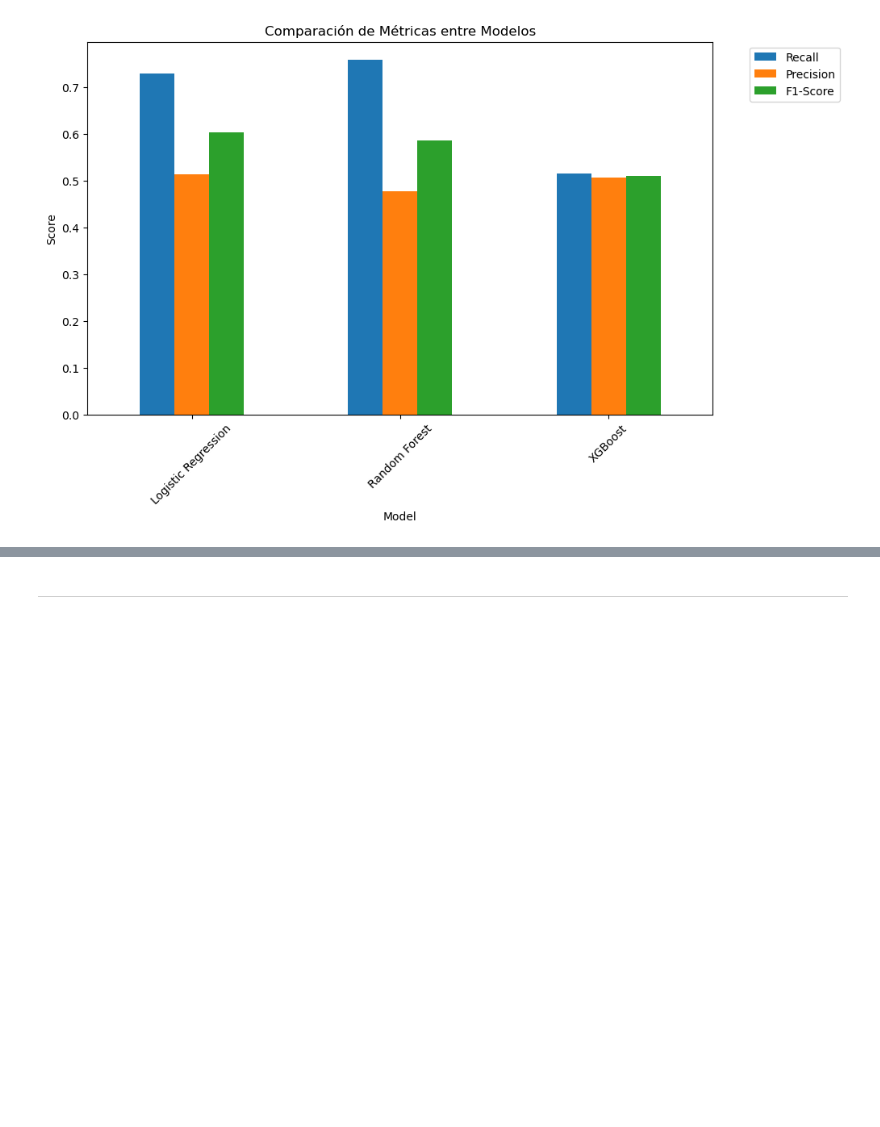
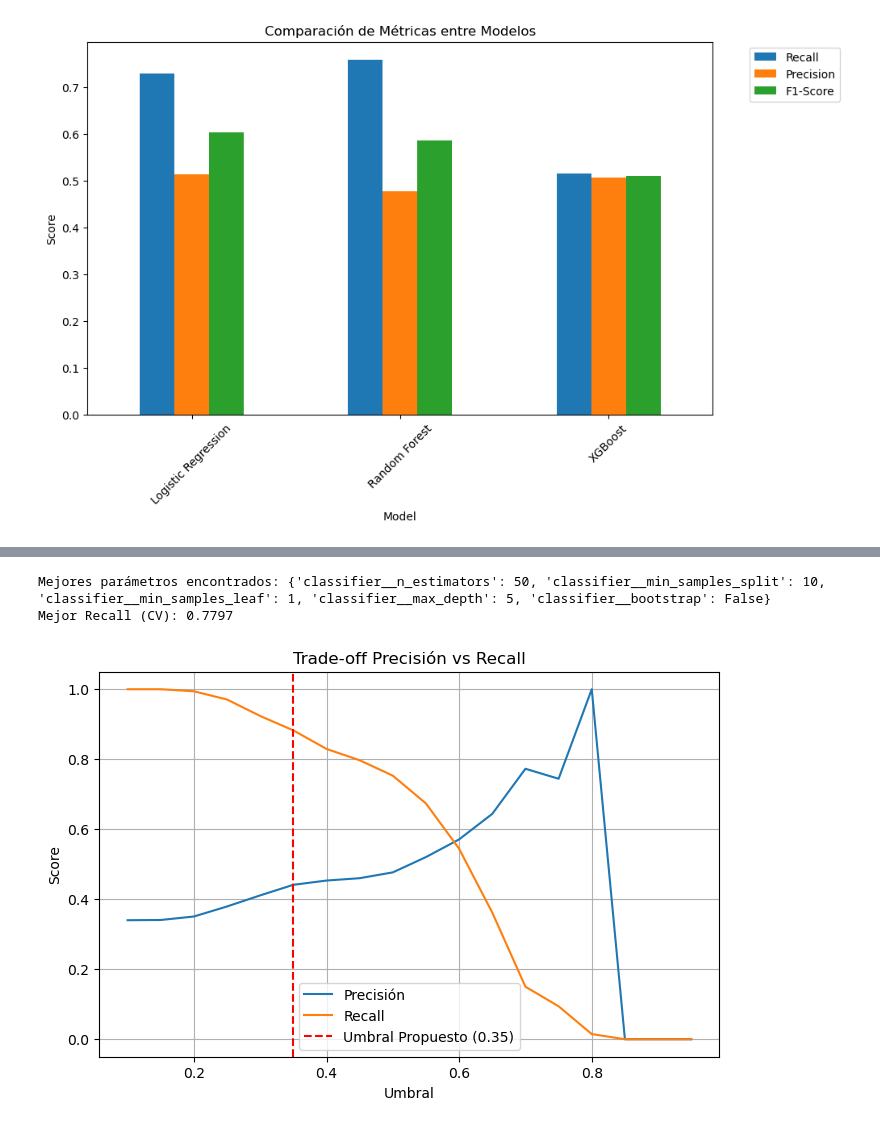
Before and after one commit to Dovi1980/andeslink-churn, a Jupyter notebook: notebooks/02_train_test_mlflow.ipynb, the cells around one changed output, grey strips where cells are left out. Drawn from its saved outputs; the diff is of its cells as text; code cells hidden in the pictures; blank space fills up the shorter version.

```diff
--- a/notebooks/02_train_test_mlflow.ipynb
+++ b/notebooks/02_train_test_mlflow.ipynb
@@ -45,6 +46,10 @@ df = pd.read_csv('data/raw/churn_sintetico.csv')
 # Eliminar total_charges por multicolinealidad (según hallazgos del Hito 1)
 df = df.drop(columns=['total_charges'])
 
+# Convertir columnas numéricas a float64 para evitar issues con missing values en MLflow
+numeric_cols = df.select_dtypes(include=['int64']).columns
+df[numeric_cols] = df[numeric_cols].astype('float64')
+
 X = df.drop(columns=[target_col])
 y = df[target_col]
 
@@ -72,12 +77,8 @@ Los algoritmos de Machine Learning requieren datos numéricos estandarizados. Pa
 numeric_features = X.select_dtypes(include=['int64', 'float64']).columns.tolist()
 categorical_features = X.select_dtypes(include=['object']).columns.tolist()
 
-preprocessor = ColumnTransformer(
-    transformers=[
-        ('num', StandardScaler(), numeric_features),
-        ('cat', OneHotEncoder(handle_unknown='ignore'), categorical_features)
-    ]
-)
+# Uso del preprocesador oficial del proyecto
+preprocessor = get_preprocessor(numeric_features, categorical_features)
 # %% [markdown]
 ### 3, 4 y 5 - Entrenamiento de Modelos, Evaluación y Optimización Orientados a Negocio
 
@@ -417,5 +202,61 @@ weighted avg       0.70      0.64      0.64      1000
-# %% [markdown]
----
+# %%
+# Configuración de la búsqueda
+param_dist = {
+    'classifier__n_estimators': [50, 100, 200, 300],
+    'classifier__max_depth': [None, 5, 10, 15, 20],
+    'classifier__min_samples_split': [2, 5, 10],
+    'classifier__min_samples_leaf': [1, 2, 4],
+    'classifier__bootstrap': [True, False]
+}
+
+rf_pipeline = Pipeline(steps=[
+    ('preprocessor', preprocessor),
+    ('classifier', RandomForestClassifier(class_weight='balanced', random_state=42))
+])
+
+random_search = RandomizedSearchCV(
+    rf_pipeline,
+    param_distributions=param_dist,
+    n_iter=10,
+    cv=5,
+    scoring='recall',
+    n_jobs=-1,
+    random_state=42
+)
+
+random_search.fit(X_train, y_train)
+
+print(f"Mejores parámetros encontrados: {random_search.best_params_}")
+print(f"Mejor Recall (CV): {random_search.best_score_:.4f}")
+
+best_rf = random_search.best_estimator_
+y_proba_best = best_rf.predict_proba(X_test)[:, 1]
+
+
+# Análisis de umbrales
+thresholds = np.arange(0.1, 1.0, 0.05)
+precisions = []
+recalls = []
+
+for threshold in thresholds:
+    y_pred_threshold = (y_proba_best >= threshold).astype(int)
+    precisions.append(precision_score(y_test, y_pred_threshold, zero_division=0))
+    recalls.append(recall_score(y_test, y_pred_threshold, zero_division=0))
+
+plt.figure(figsize=(8, 5))
+plt.plot(thresholds, precisions, label='Precisión')
+plt.plot(thresholds, recalls, label='Recall')
+plt.axvline(x=0.35, color='red', linestyle='--', label='Umbral Propuesto (0.35)')
+plt.xlabel('Umbral')
+plt.ylabel('Score')
+plt.title('Trade-off Precisión vs Recall')
+plt.legend()
+plt.grid(True)
+plt.show()
+# %% [output]
+Mejores parámetros encontrados: {'classifier__n_estimators': 50, 'classifier__min_samples_split': 10, 'classifier__min_samples_leaf': 1, 'classifier__max_depth': 5, 'classifier__bootstrap': False}
+Mejor Recall (CV): 0.7797
+[figure, new version]
 # %% [markdown]
 ### Análisis de Resultados y Selección del Modelo Definitivo
 
```
Also changed, not shown: parts of 12 cells of this notebook, 2 other files.
